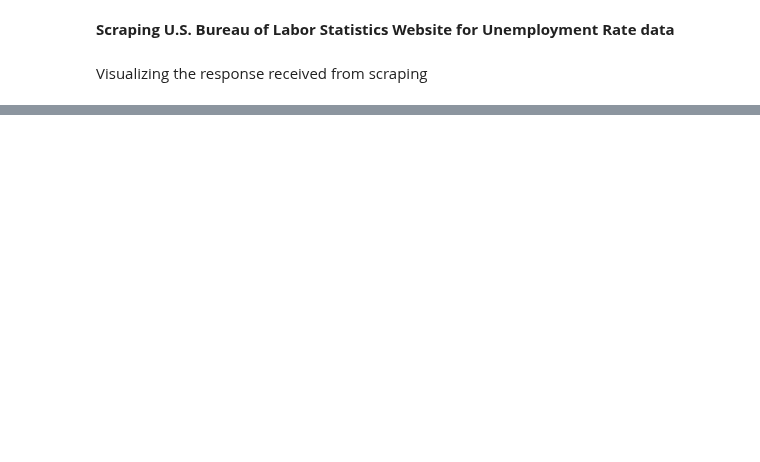
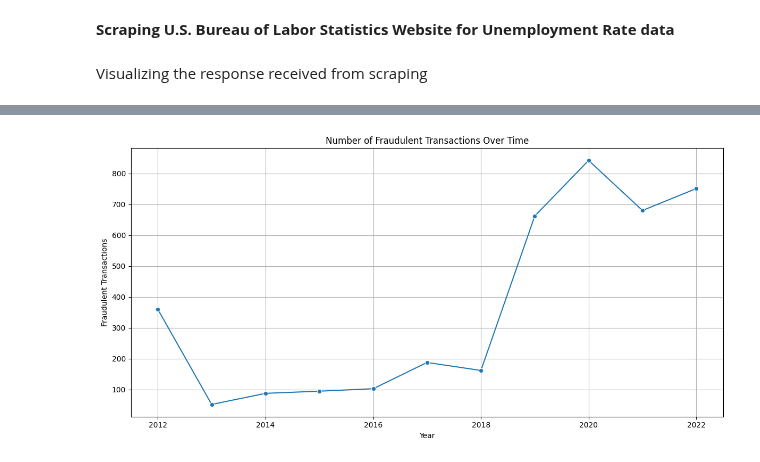
Before and after one commit to ryantangmj/ryantangmj.github.io, a Jupyter notebook: final_tutorial.ipynb, the cells around one changed output, grey strips where cells are left out. Drawn from its saved outputs; the diff is of its cells as text; code cells hidden in the pictures; blank space fills up the shorter version.

```diff
--- a/final_tutorial.ipynb
+++ b/final_tutorial.ipynb
@@ -683,0 +668,14 @@ plt.show()
+# %%
+# Fetch the housing price index data (CSUSHPINSA)
+housing_data = fred.get_series('CSUSHPINSA', observation_start='2008-01-01', observation_end='2022-12-31')
+
+# Resample to annual frequency by taking the average
+housing_annual = housing_data.resample('A').mean()
+
+# Prepare Housing DataFrame
+df_housing = housing_annual.reset_index(name='Housing_Price_Index')
+df_housing['year'] = df_housing['index'].dt.year
+df_housing = df_housing[['year', 'Housing_Price_Index']]
+
+# Display the housing price data
+display(df_housing)
@@ -683,0 +699,12 @@ plt.show()
+# %%
+# Aggregate fraudulent transactions by year
+fraud_by_year = data_cargo_fraud.groupby('data_year').size().reset_index(name='Fraud_Count')
+fraud_by_year.rename(columns={'data_year': 'year'}, inplace=True)
+
+# Merge the datasets
+merged_data = fraud_by_year.merge(df_cpi, on='year', how='left')
+merged_data = merged_data.merge(df_unemployment, on='year', how='left')
+merged_data = merged_data.merge(df_housing, on='year', how='left')
+
+# Display the merged data
+display(merged_data)
@@ -683,0 +724,11 @@ plt.show()
+# %%
+plt.figure(figsize=(12, 6))
+sns.lineplot(data=merged_data, x='year', y='Fraud_Count', marker='o')
+plt.title('Number of Fraudulent Transactions Over Time')
+plt.xlabel('Year')
+plt.ylabel('Fraudulent Transactions')
+plt.grid(True)
+plt.tight_layout()
+plt.show()
+# %% [output]
+[figure, added]
```
Also changed, not shown: parts of 32 cells of this notebook.
